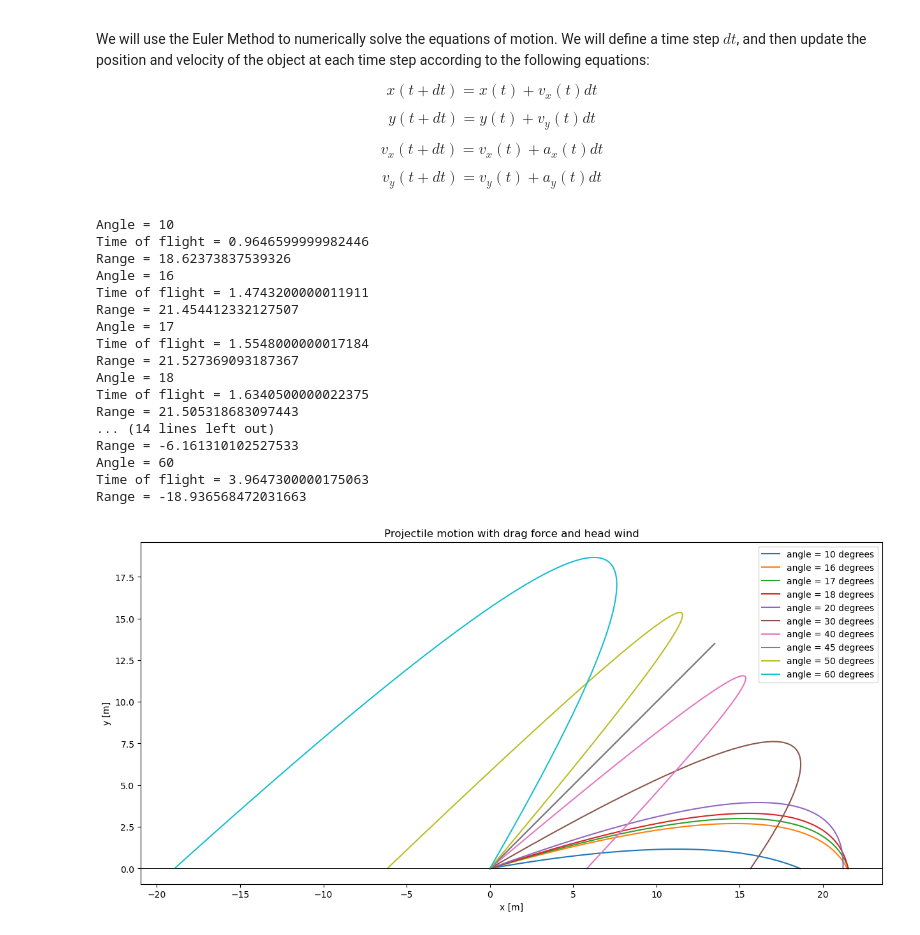
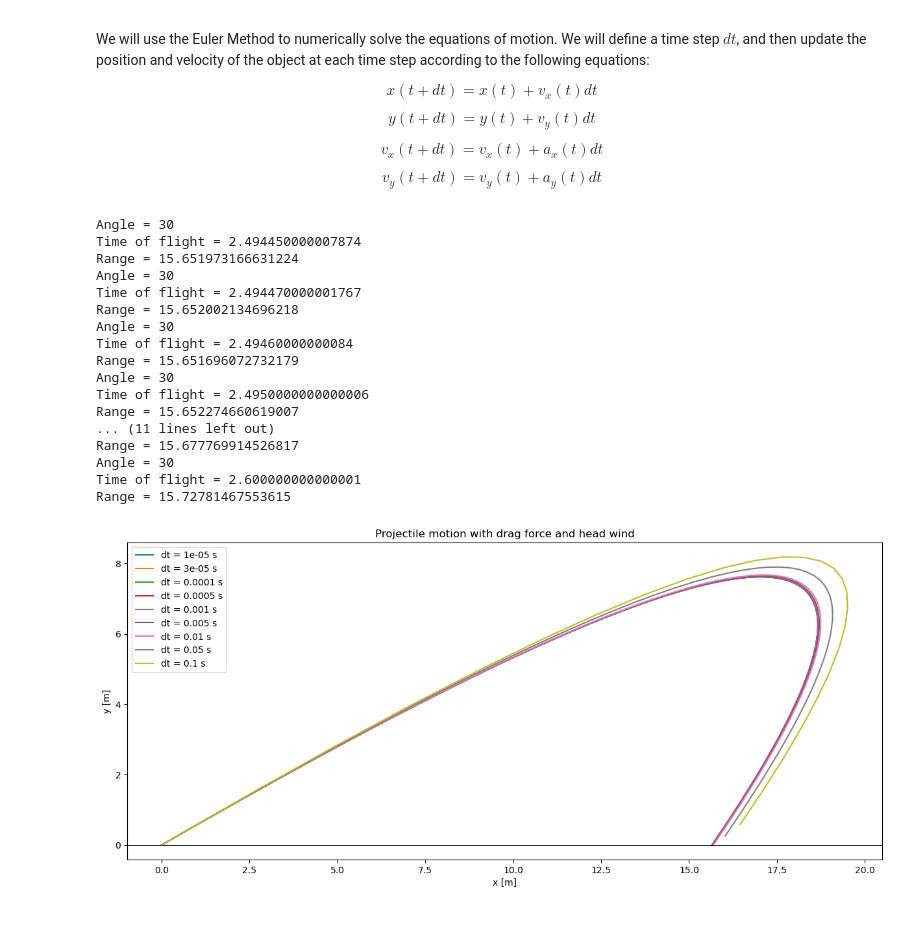
Before and after one commit to brash99/phys340, a Jupyter notebook: JupyterNotebooks/PartI_Vectors/projectile.ipynb, the cells around one changed output. Cells and saved outputs as stored; diff of their text form; code cells hidden in the pictures.

```diff
--- a/JupyterNotebooks/PartI_Vectors/projectile.ipynb
+++ b/JupyterNotebooks/PartI_Vectors/projectile.ipynb
@@ -94,16 +94,15 @@ $$
 # %%
 # Projectile motion with drag force and head wind
 
-# Define the time step and number of points
-dt = 0.00001
+# Define the number of points
 npts = 500000
 
 #angles = [20]
 
-angles = [10, 16, 17, 18, 20, 30, 40, 45, 50, 60]
-#angles = [16.8, 16.9, 17.0, 17.1, 17.2]
-#angles = [44.42, 44.43, 44.437, 44.44, 44.45]
-#angles = np.linspace(16.8,17.2,10)
+choice = 2
+
+angles = [30, 30, 30, 30, 30, 30, 30, 30, 30]
+dt = [0.00001, 0.00003, 0.0001, 0.0005, 0.001, 0.005, 0.01, 0.05, 0.1]
 
 fig, axis = plt.subplots(1, 1, figsize=(15,15))
 
@@ -146,57 +145,62 @@ for i in range(len(angles)):
         # Euler Method
 
         # update time
-        time[t] = time[t-1] + dt
+        time[t] = time[t-1] + dt[i]
 
         # update position
-        x[t] = x[t-1] + vx[t-1]*dt
-        y[t] = y[t-1] + vy[t-1]*dt
+        x[t] = x[t-1] + vx[t-1]*dt[i]
+        y[t] = y[t-1] + vy[t-1]*dt[i]
 
         # update velocity
-        vx[t] = vx[t-1] + ax[t-1]*dt
-        vy[t] = vy[t-1] + ay[t-1]*dt
+        vx[t] = vx[t-1] + ax[t-1]*dt[i]
+        vy[t] = vy[t-1] + ay[t-1]*dt[i]
 
         # update acceleration
         ax[t], ay[t] = a(vx[t], vy[t])
 
         # check if the projectile hits the ground
         if y[t] < 0.0:
             print('Angle =', angles[i])
             print('Time of flight =', time[t])
             print('Range =', x[t])
             break
 
     # Plot the results
 
-    axis.plot(x[:t], y[:t], label='angle = '+str(angles[i])+' degrees')
+
+    if (choice == 1):
+        axis.plot(x[:t], y[:t], label='angle = '+str(angles[i])+' degrees')
+    else:
+        axis.plot(x[:t], y[:t], label='dt = '+str(dt[i])+' s')
+
     axis.set_aspect('equal')
     axis.set_xlabel('x [m]')
     axis.set_ylabel('y [m]')
     axis.set_title('Projectile motion with drag force and head wind')
 
     # draw horizontal line (ground)
     axis.axhline(0, color='black', lw=0.5)
 
 axis.legend()
 #axis.set_xlim(21.585,21.590)
 #axis.set_ylim(0,0.02)
 plt.show()
 # %% [output]
-Angle = 10
-Time of flight = 0.9646599999982446
-Range = 18.62373837539326
-Angle = 16
-Time of flight = 1.4743200000011911
-Range = 21.454412332127507
-Angle = 17
-Time of flight = 1.5548000000017184
-Range = 21.527369093187367
-Angle = 18
-Time of flight = 1.6340500000022375
-Range = 21.505318683097443
-... (14 lines left out)
-Range = -6.161310102527533
-Angle = 60
-Time of flight = 3.9647300000175063
-Range = -18.936568472031663
+Angle = 30
+Time of flight = 2.494450000007874
+Range = 15.651973166631224
+Angle = 30
+Time of flight = 2.494470000001767
+Range = 15.652002134696218
+Angle = 30
+Time of flight = 2.49460000000084
+Range = 15.651696072732179
+Angle = 30
+Time of flight = 2.4950000000000006
+Range = 15.652274660619007
+... (11 lines left out)
+Range = 15.677769914526817
+Angle = 30
+Time of flight = 2.600000000000001
+Range = 15.72781467553615
-[figure, old version]
+[figure, new version]
```
Also changed, not shown: parts of 1 cell of this notebook.
